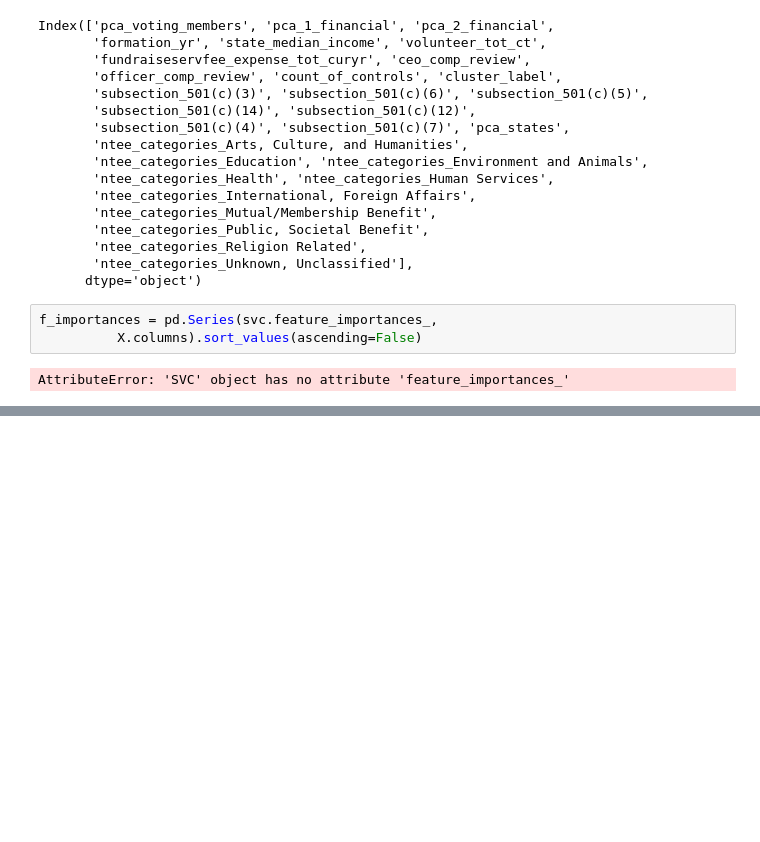
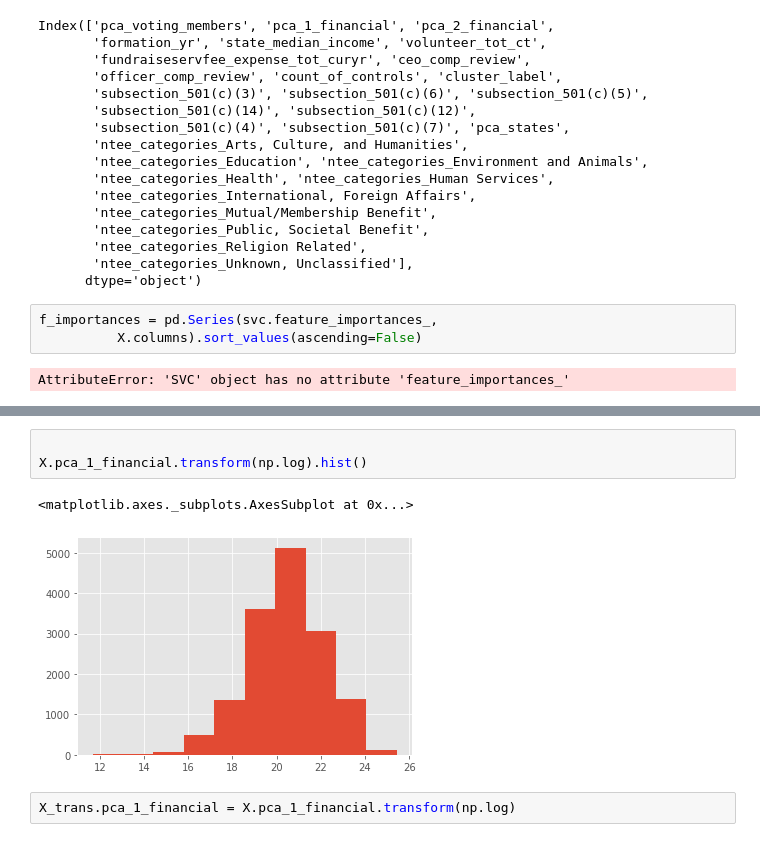
Before and after one commit to mrkjhsn/Not_for_Profit_Compensation_Modeling, a Jupyter notebook: 07.modeling.ipynb, the cells around one changed output, grey strips where cells are left out. Cells and saved outputs as stored; diff of their text form; blank space fills up the shorter version.

```diff
--- a/07.modeling.ipynb
+++ b/07.modeling.ipynb
@@ -485,0 +512,8 @@ AttributeError: 'SVC' object has no attribute 'feature_importances_'
+# %%
+
+X.pca_1_financial.transform(np.log).hist()
+# %% [output]
+<matplotlib.axes._subplots.AxesSubplot at 0x...>
+[figure, added]
+# %%
+X_trans.pca_1_financial = X.pca_1_financial.transform(np.log)
```
Also changed, not shown: parts of 51 cells of this notebook.
